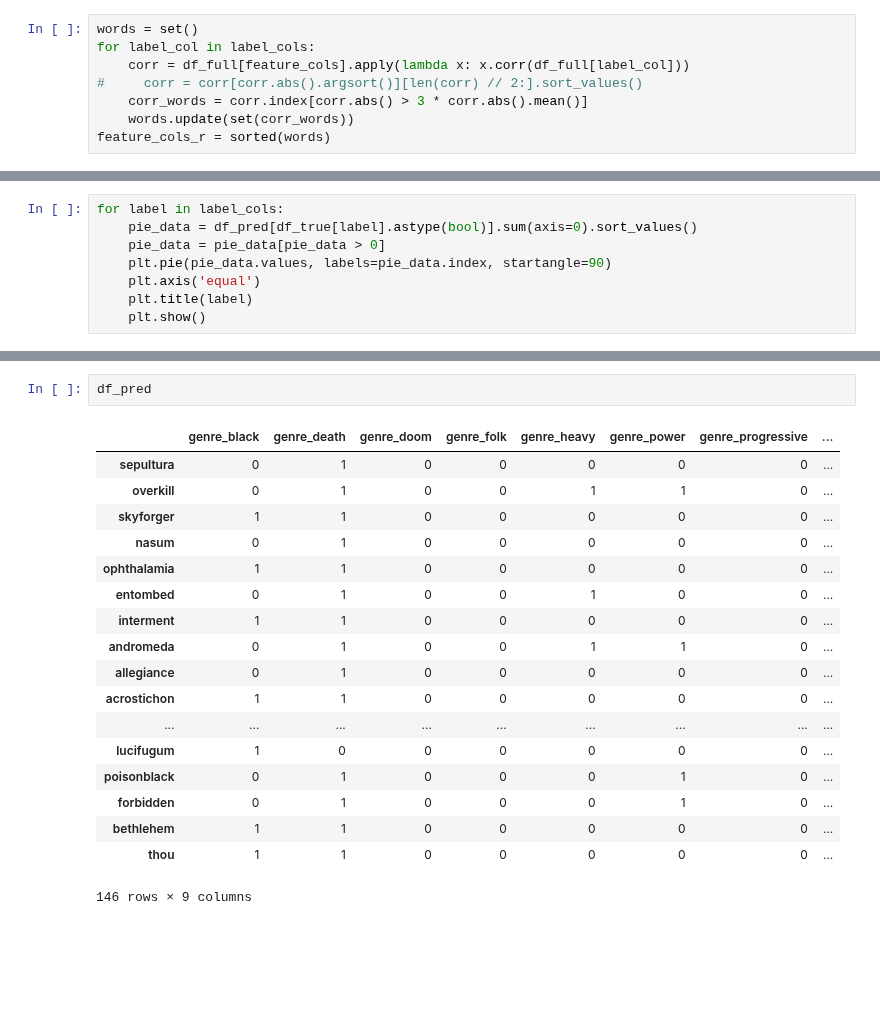
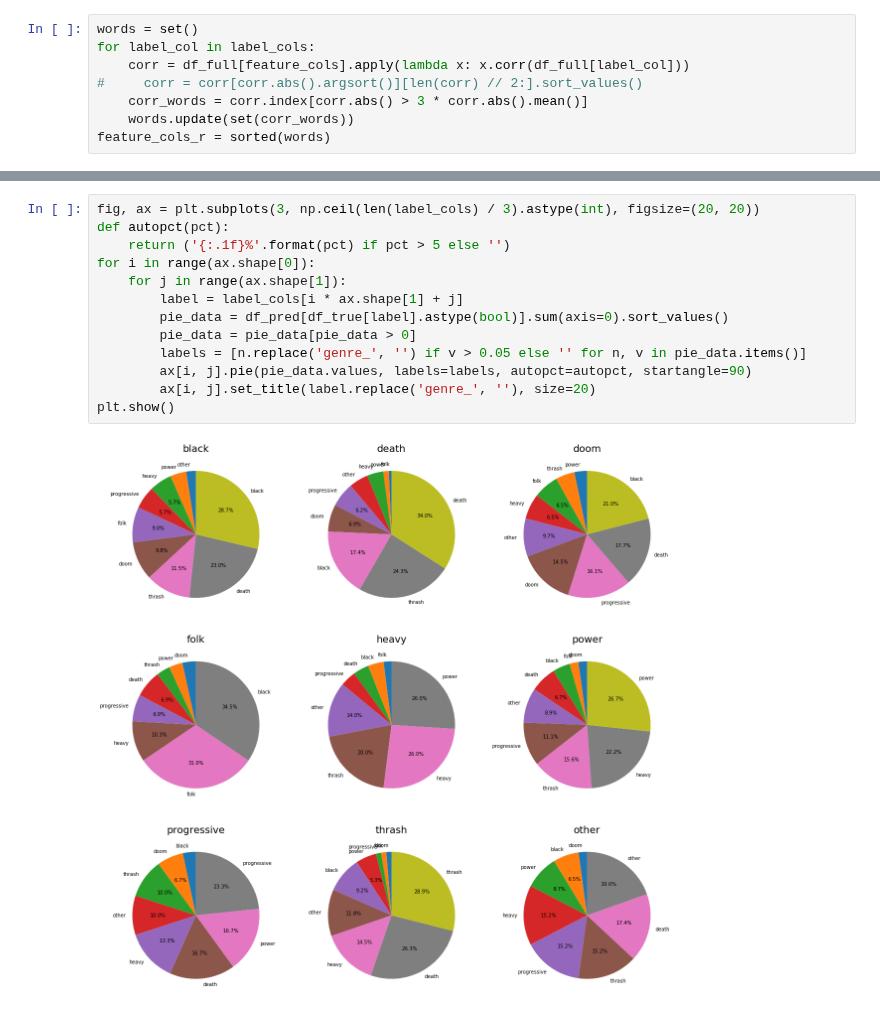
Before and after one commit to pdqnguyen/metallyrics, a Jupyter notebook: multi-genre-model.ipynb, the cells around one changed output, grey strips where cells are left out. Drawn from its saved outputs; the diff is of its cells as text; blank space fills up the shorter version.

```diff
--- a/multi-genre-model.ipynb
+++ b/multi-genre-model.ipynb
@@ -207,8 +259,0 @@ for label in df_pred.columns:
-# %%
-for label in label_cols:
-    pie_data = df_pred[df_true[label].astype(bool)].sum(axis=0).sort_values()
-    pie_data = pie_data[pie_data > 0]
-    plt.pie(pie_data.values, labels=pie_data.index, startangle=90)
-    plt.axis('equal')
-    plt.title(label)
-    plt.show()
@@ -225,21 +260,15 @@ for label in label_cols:
-# %%
-df_pred
-# %% [output]
-|  | genre_black | genre_death | genre_doom | genre_folk | genre_heavy | genre_power | genre_progressive | ... |
-| sepultura | 0 | 1 | 0 | 0 | 0 | 0 | 0 | ... |
-| overkill | 0 | 1 | 0 | 0 | 1 | 1 | 0 | ... |
-| skyforger | 1 | 1 | 0 | 0 | 0 | 0 | 0 | ... |
-| nasum | 0 | 1 | 0 | 0 | 0 | 0 | 0 | ... |
-| ophthalamia | 1 | 1 | 0 | 0 | 0 | 0 | 0 | ... |
-| entombed | 0 | 1 | 0 | 0 | 1 | 0 | 0 | ... |
-| interment | 1 | 1 | 0 | 0 | 0 | 0 | 0 | ... |
-| andromeda | 0 | 1 | 0 | 0 | 1 | 1 | 0 | ... |
-| allegiance | 0 | 1 | 0 | 0 | 0 | 0 | 0 | ... |
-| acrostichon | 1 | 1 | 0 | 0 | 0 | 0 | 0 | ... |
-| ... | ... | ... | ... | ... | ... | ... | ... | ... |
-| lucifugum | 1 | 0 | 0 | 0 | 0 | 0 | 0 | ... |
-| poisonblack | 0 | 1 | 0 | 0 | 0 | 1 | 0 | ... |
-| forbidden | 0 | 1 | 0 | 0 | 0 | 1 | 0 | ... |
-| bethlehem | 1 | 1 | 0 | 0 | 0 | 0 | 0 | ... |
-| thou | 1 | 1 | 0 | 0 | 0 | 0 | 0 | ... |
-146 rows × 9 columns
+# %%
+fig, ax = plt.subplots(3, np.ceil(len(label_cols) / 3).astype(int), figsize=(20, 20))
+def autopct(pct):
+    return ('{:.1f}%'.format(pct) if pct > 5 else '')
+for i in range(ax.shape[0]):
+    for j in range(ax.shape[1]):
+        label = label_cols[i * ax.shape[1] + j]
+        pie_data = df_pred[df_true[label].astype(bool)].sum(axis=0).sort_values()
+        pie_data = pie_data[pie_data > 0]
+        labels = [n.replace('genre_', '') if v > 0.05 else '' for n, v in pie_data.items()]
+        ax[i, j].pie(pie_data.values, labels=labels, autopct=autopct, startangle=90)
+        ax[i, j].set_title(label.replace('genre_', ''), size=20)
+plt.show()
+# %% [output]
+[figure, added]
```
Also changed, not shown: parts of 17 cells of this notebook.
